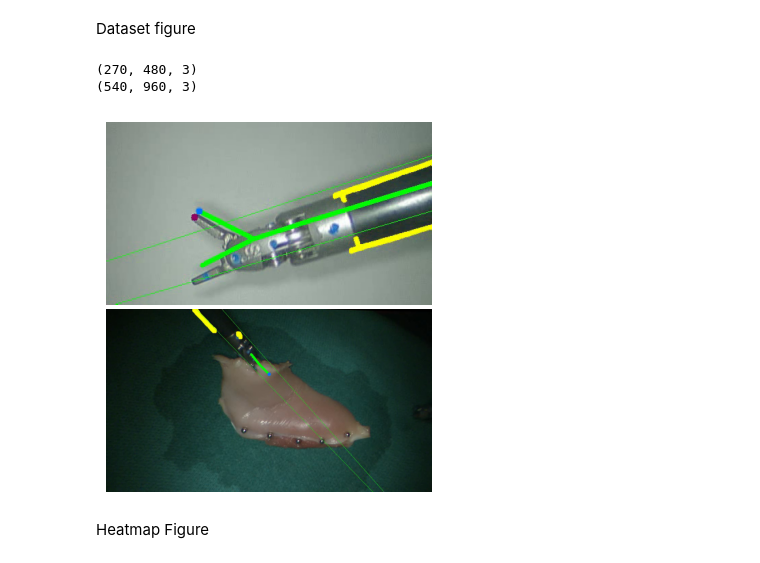
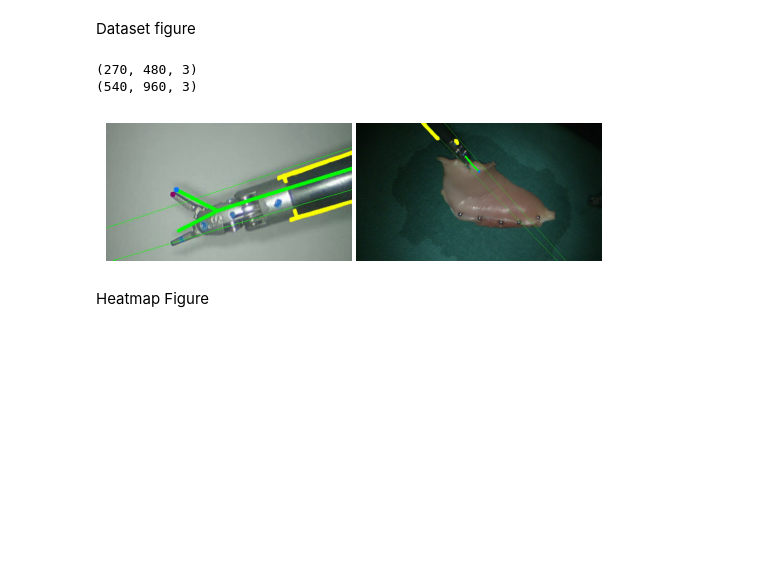
Before and after one commit to ucsdarclab/surgical_tool_tracking, a Jupyter notebook: kornia_dev/ICRA24.ipynb, the cells around one changed output. Cells and saved outputs as stored; diff of their text form; code cells hidden in the pictures; blank space fills up the shorter version.

```diff
--- a/kornia_dev/ICRA24.ipynb
+++ b/kornia_dev/ICRA24.ipynb
@@ -5,36 +5,36 @@ import pandas as pd
 import numpy as np
 import matplotlib.pyplot as plt
 from matplotlib.gridspec import GridSpec
 import cv2
 
 d1 = cv2.imread('jrn_li.png')
 #d2 = cv2.imread('dtd_endpi.png')
 d2 = cv2.imread('dtd_li.png')
 
 print(d1.shape)
 print(d2.shape)
 
 d1_cropped = d1[100:300, 115:400, :]
 d2_cropped = d2[0:275, 225:510, :]
 
-fig, ax = plt.subplots(nrows=2, ncols=1)
+fig, ax = plt.subplots(nrows=1, ncols=2)
 
 #ax[0].imshow(d1_cropped, aspect = 'auto')
 #ax[0].axis('off')
 #ax[1].imshow(d2_cropped, aspect = 'auto')
 #ax[1].axis('off')
 
 ax[0].imshow(d1)
 ax[0].axis('off')
 ax[1].imshow(d2)
 ax[1].axis('off')
 
-plt.subplots_adjust(hspace = 0.02)
+plt.subplots_adjust(wspace = 0.02)
 plt.savefig('dataset_images.pdf', bbox_inches = 'tight')
 # %% [output]
 (270, 480, 3)
 (540, 960, 3)
-[figure, old version]
+[figure, new version]
 # %% [markdown]
 Heatmap Figure
 # %%
```
Also changed, not shown: parts of 6 cells of this notebook, 2 other files.
